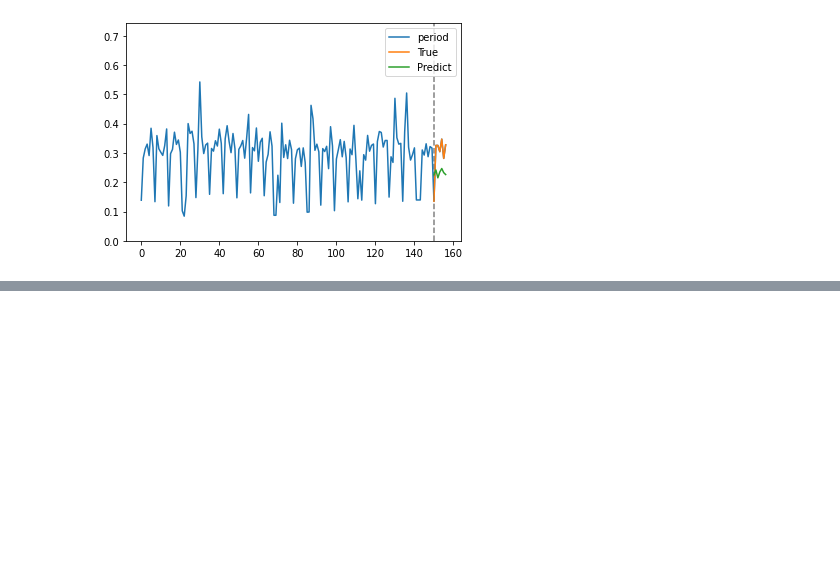
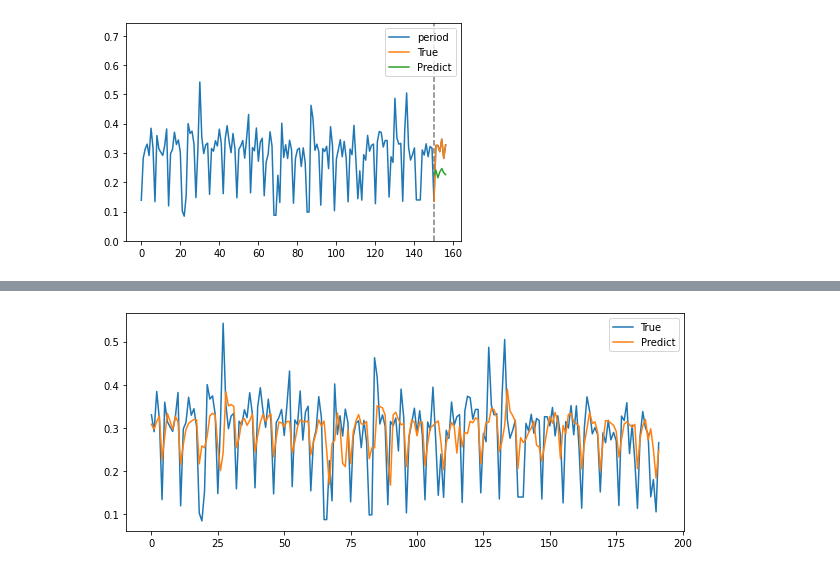
Before and after one commit to ferrry-ghsb/bigdata_6team, a Jupyter notebook: [ksy]RNN.ipynb, the cells around one changed output, grey strips where cells are left out. Cells and saved outputs as stored; diff of their text form; code cells hidden in the pictures; blank space fills up the shorter version.

```diff
--- a/[ksy]RNN.ipynb
+++ b/[ksy]RNN.ipynb
@@ -295,0 +446,9 @@ plt.show()
+# %%
+plt.figure(figsize = (10, 4))
+plt.plot(test.iloc[time_steps:-target, 0].values)
+plt.plot(model.predict(X_test)[:])
+
+plt.legend(['True', 'Predict'])
+plt.show()
+# %% [output]
+[figure, added]
```
Also changed, not shown: parts of 13 cells of this notebook.
